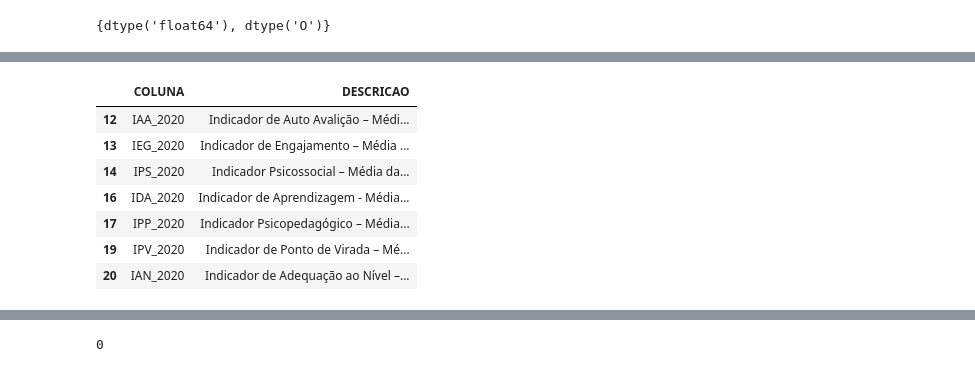
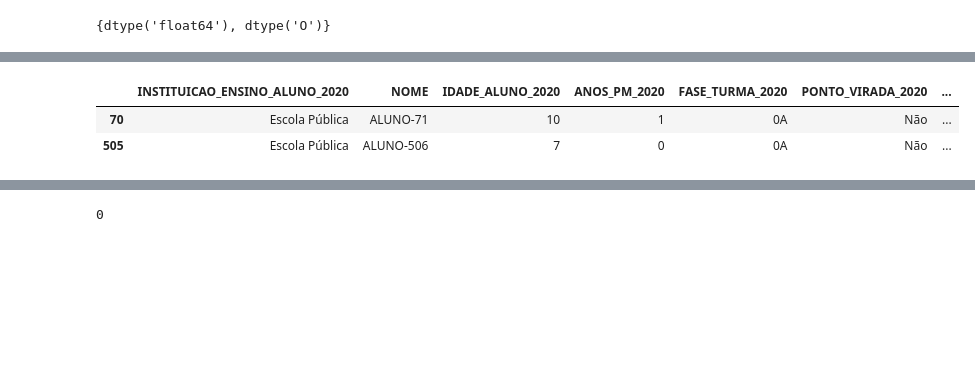
Before and after one commit to jorgeplatero/postech_techchallenge_fase_5, a Jupyter notebook: techchallenge_fase_5.ipynb, the cells around one changed output, grey strips where cells are left out. Cells and saved outputs as stored; diff of their text form; code cells hidden in the pictures; blank space fills up the shorter version.

```diff
--- a/techchallenge_fase_5.ipynb
+++ b/techchallenge_fase_5.ipynb
@@ -144,0 +158,9 @@ set(df.dtypes)
+# %%
+#excluindo registro do aluno 1259 (valores inválidos)
+df.drop(1258, inplace=True)
+# %%
+df.loc[df['INDE_2021'] == '#NULO!']
+# %% [output]
+|  | INSTITUICAO_ENSINO_ALUNO_2020 | NOME | IDADE_ALUNO_2020 | ANOS_PM_2020 | FASE_TURMA_2020 | PONTO_VIRADA_2020 | ... |
+| 70 | Escola Pública | ALUNO-71 | 10 | 1 | 0A | Não | ... |
+| 505 | Escola Pública | ALUNO-506 | 7 | 0 | 0A | Não | ... |
@@ -145,11 +171,4 @@ set(df.dtypes)
 # %%
-dict[dict['COLUNA'].isin(['IAA_2020', 'IEG_2020', 'IPS_2020', 'IDA_2020', 'IPP_2020', 'IPV_2020', 'IAN_2020'])]
+#convertendo tipo object para float
+medias = dict[dict['COLUNA'].isin(['IAA_2020', 'IEG_2020', 'IPS_2020', 'IDA_2020', 'IPP_2020', 'IPV_2020', 'IAN_2020', 'INDE_2020', 'INDE_2021'])].COLUNA.to_list()
+df[medias] = df[medias].astype('float64').round(decimals=2)
-# %% [output]
-|  | COLUNA | DESCRICAO |
-| 12 | IAA_2020 | Indicador de Auto Avalição – Médi... |
-| 13 | IEG_2020 | Indicador de Engajamento – Média ... |
-| 14 | IPS_2020 | Indicador Psicossocial – Média da... |
-| 16 | IDA_2020 | Indicador de Aprendizagem - Média... |
-| 17 | IPP_2020 | Indicador Psicopedagógico – Média... |
-| 19 | IPV_2020 | Indicador de Ponto de Virada – Mé... |
-| 20 | IAN_2020 | Indicador de Adequação ao Nível –... |
```
Also changed, not shown: parts of 26 cells of this notebook.
